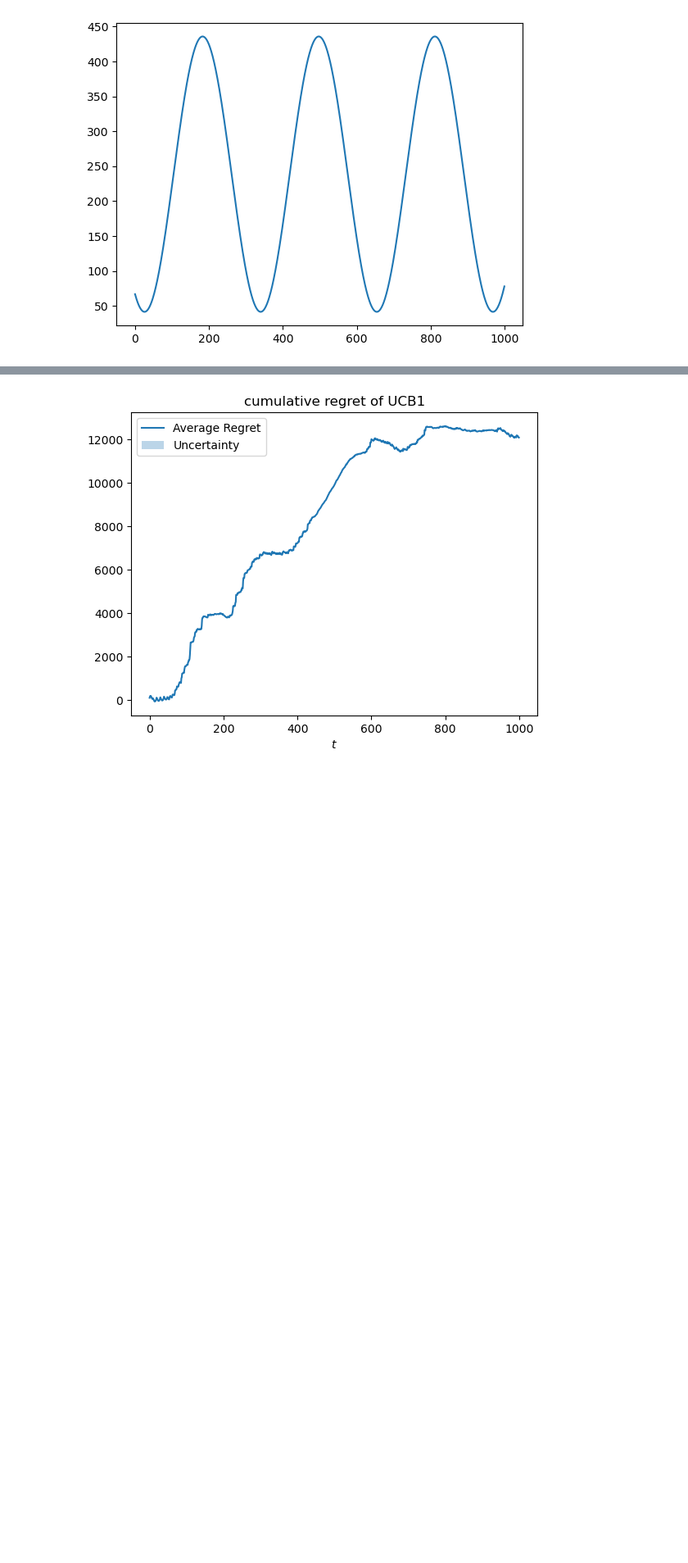
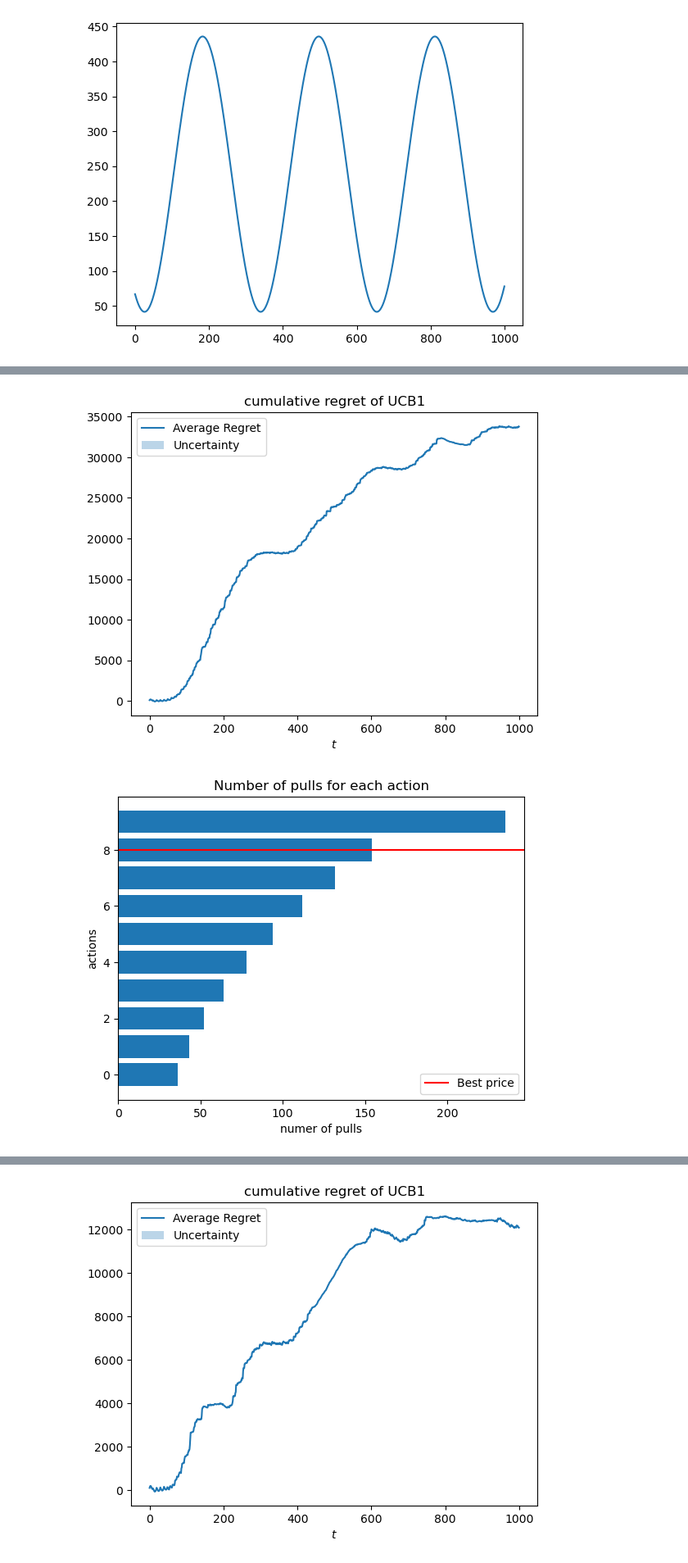
Before and after one commit to giulio8/OLA_project, a Jupyter notebook: Adversarial_pricing.ipynb, the cells around one changed output, grey strips where cells are left out. Shown at 82% size. Cells and saved outputs as stored; diff of their text form; code cells hidden in the pictures; blank space fills up the shorter version.

```diff
--- a/Adversarial_pricing.ipynb
+++ b/Adversarial_pricing.ipynb
@@ -316,0 +317,51 @@ plt.show();
+# %%
+n_trials = 100
+
+regret_per_trial = []
+
+for seed in range(n_trials):
+    np.random.seed(seed)
+    env = PricingEnvironment(conversion_probability=conversion_probability, cost=cost)
+    ucb_agent = UCB1Agent(K, T, range=maximum_profit)
+
+    agent_rewards = np.array([])
+
+    for t in range(T):
+        pi_t = ucb_agent.pull_arm() ## the agent returns the index!!
+        p_t = prices[pi_t] # I get the actual price
+        d_t, r_t = env.round(p_t, n_customers, t)
+        ucb_agent.update(r_t)
+
+        agent_rewards = np.append(agent_rewards, r_t)
+
+    cumulative_regret = np.cumsum(expected_clairvoyant_rewards-agent_rewards)
+    regret_per_trial.append(cumulative_regret)
+
+regret_per_trial = np.array(regret_per_trial)
+
+average_regret = regret_per_trial.mean(axis=0)
+regret_sd = regret_per_trial.std(axis=0)
+
+plt.plot(np.arange(T), average_regret, label='Average Regret')
+plt.title('cumulative regret of UCB1')
+plt.fill_between(np.arange(T),
+                average_regret-regret_sd/np.sqrt(n_trials),
+                average_regret+regret_sd/np.sqrt(n_trials),
+                alpha=0.3,
+                label='Uncertainty')
+#plt.plot((0,T-1), (average_regret[0], average_regret[-1]), 'ro', linestyle="--")
+plt.xlabel('$t$')
+plt.legend()
+plt.show()
+
+plt.figure()
+plt.barh(np.arange(K), ucb_agent.N_pulls)
+plt.axhline(best_price_index, color='red', label='Best price')
+plt.ylabel('actions')
+plt.xlabel('numer of pulls')
+plt.legend()
+plt.title('Number of pulls for each action')
+plt.show();
+# %% [output]
+[figure, added]
+[figure, added]
```
Also changed, not shown: parts of 3 cells of this notebook, 18 other files.
